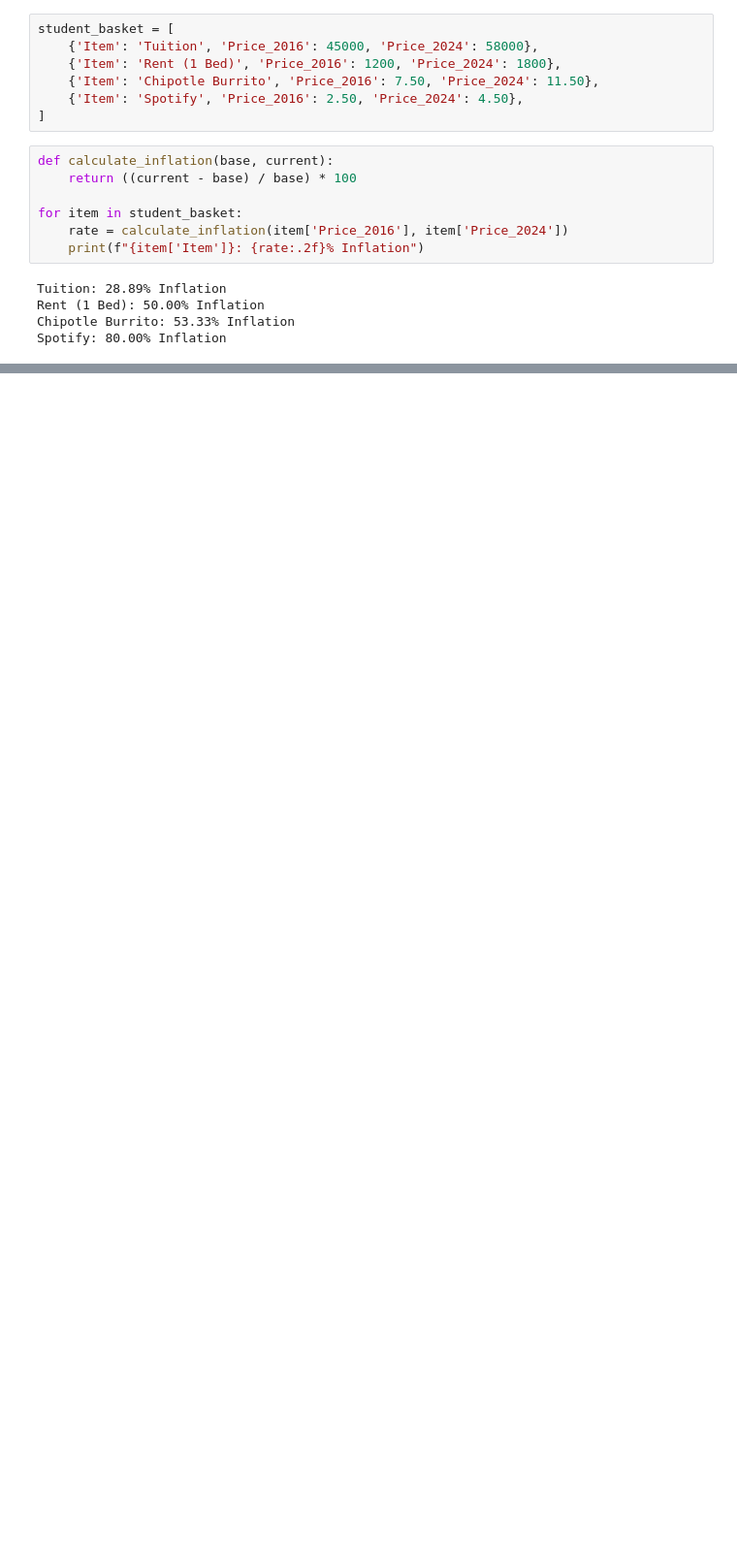
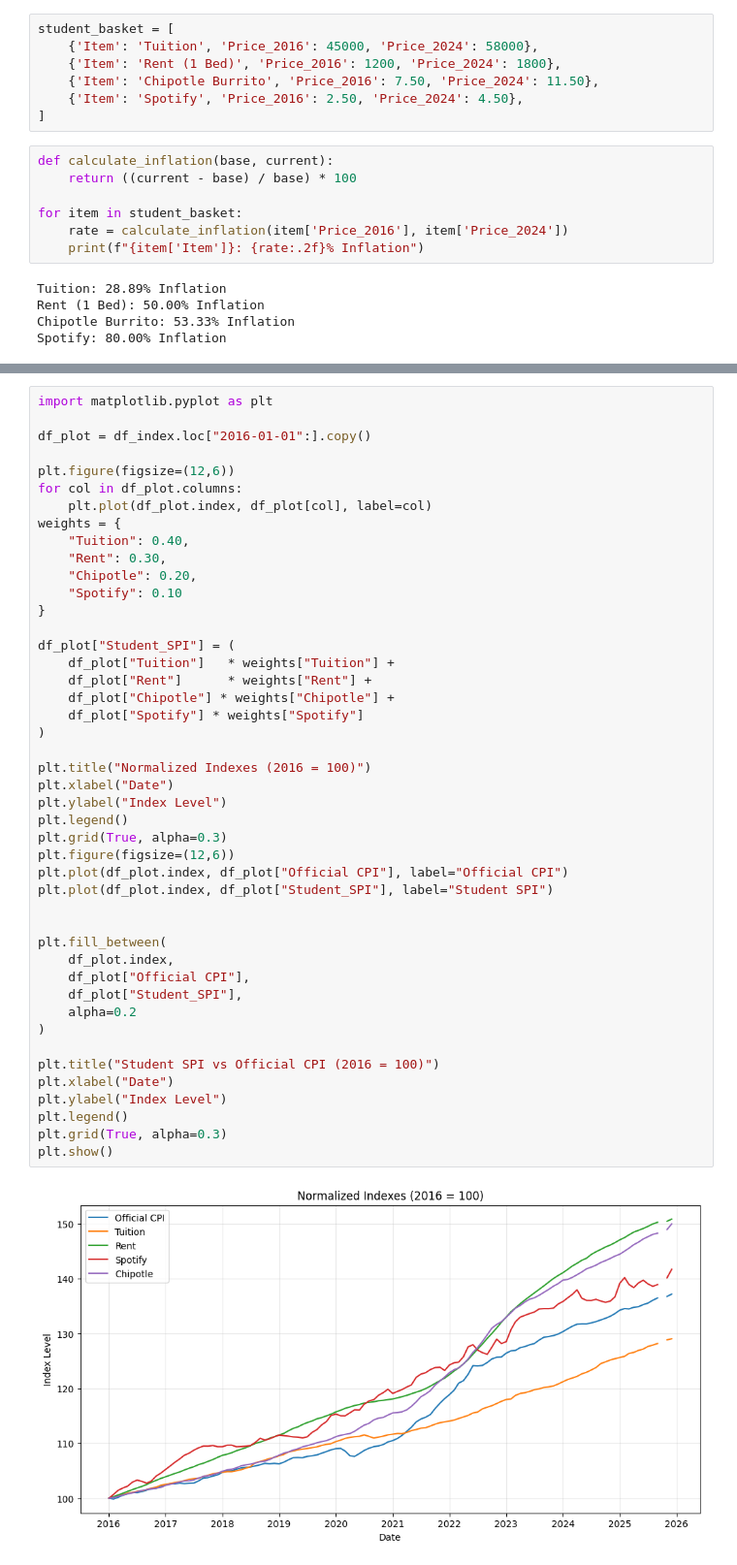
Before and after one commit to wanchenlang-max/econ-lab, a Jupyter notebook: econ_5200_assignment_1.ipynb, the cells around one changed output, grey strips where cells are left out. Shown at 97% size. Saved outputs shown, nothing was run; the diff lists cells and outputs as text; blank space fills up the shorter version.

```diff
--- a/econ_5200_assignment_1.ipynb
+++ b/econ_5200_assignment_1.ipynb
@@ -649,0 +91,47 @@ This analysis reveals that students face systematically higher inflation than th
+# %%
+import matplotlib.pyplot as plt
+
+df_plot = df_index.loc["2016-01-01":].copy()
+
+plt.figure(figsize=(12,6))
+for col in df_plot.columns:
+    plt.plot(df_plot.index, df_plot[col], label=col)
+weights = {
+    "Tuition": 0.40,
+    "Rent": 0.30,
+    "Chipotle": 0.20,
+    "Spotify": 0.10
+}
+
+df_plot["Student_SPI"] = (
+    df_plot["Tuition"]   * weights["Tuition"] +
+    df_plot["Rent"]      * weights["Rent"] +
+    df_plot["Chipotle"] * weights["Chipotle"] +
+    df_plot["Spotify"] * weights["Spotify"]
+)
+
+plt.title("Normalized Indexes (2016 = 100)")
+plt.xlabel("Date")
+plt.ylabel("Index Level")
+plt.legend()
+plt.grid(True, alpha=0.3)
+plt.figure(figsize=(12,6))
+plt.plot(df_plot.index, df_plot["Official CPI"], label="Official CPI")
+plt.plot(df_plot.index, df_plot["Student_SPI"], label="Student SPI")
+
+
+plt.fill_between(
+    df_plot.index,
+    df_plot["Official CPI"],
+    df_plot["Student_SPI"],
+    alpha=0.2
+)
+
+plt.title("Student SPI vs Official CPI (2016 = 100)")
+plt.xlabel("Date")
+plt.ylabel("Index Level")
+plt.legend()
+plt.grid(True, alpha=0.3)
+plt.show()
+# %% [output]
+[figure, added]
```
Also changed, not shown: parts of 26 cells of this notebook.
